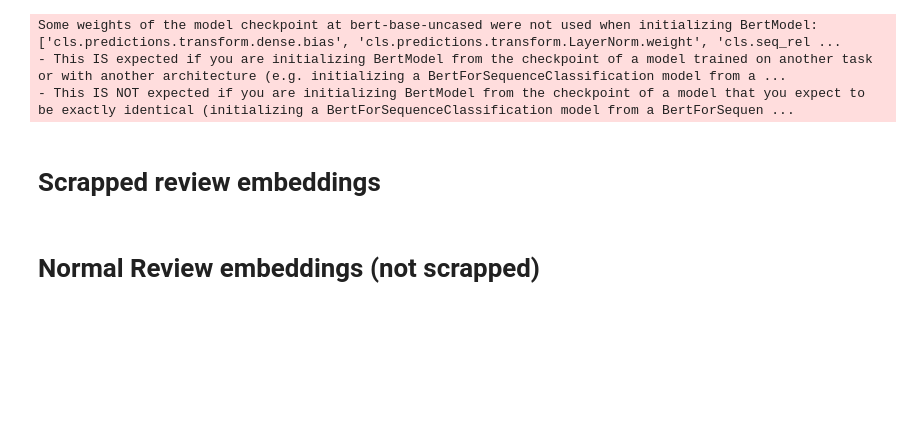
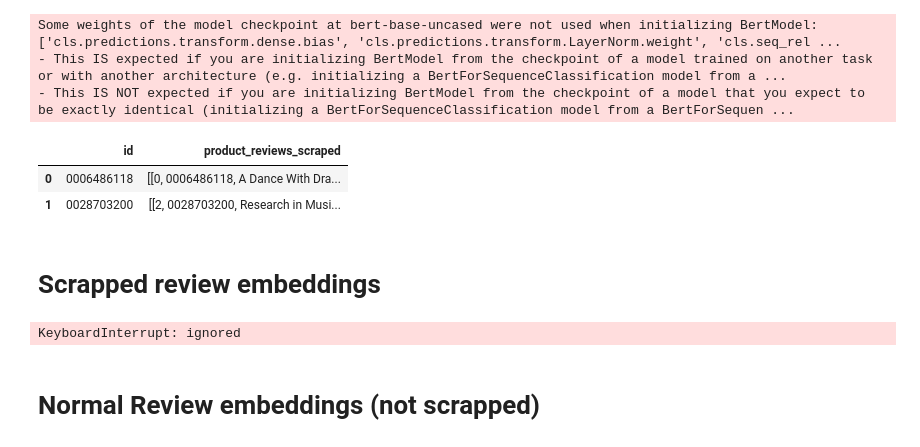
Before and after one commit to tadeohepperle/amazon-fake-reviews, a Jupyter notebook: model.ipynb, the cells around one changed output. Drawn from its saved outputs; the diff is of its cells as text; code cells hidden in the pictures; blank space fills up the shorter version.

```diff
--- a/model.ipynb
+++ b/model.ipynb
@@ -125,5 +138,20 @@ def prepareDataForBert(data):
       attention_mask = np.where(padded != 0, 1, 0)
 
       return padded, attention_mask
+# %%
+idreviews_scraped = reviews_scraped['product_id'].unique()
+data = []
+for id in idreviews_scraped:
+    reviews = reviews_scraped.loc[reviews_scraped['product_id'] == id].values
+    data.append(reviews)
+
+data = np.asarray(data)
+# %%
+new_product_reviews_scraped = pd.DataFrame({'id': idreviews_scraped, 'product_reviews_scraped':data})
+new_product_reviews_scraped.head(2)
+# %% [output]
+|  | id | product_reviews_scraped |
+| 0 | 0006486118 | [[0, 0006486118, A Dance With Dra... |
+| 1 | 0028703200 | [[2, 0028703200, Research in Musi... |
 # %% [markdown]
 # Scrapped review embeddings
@@ -133,0 +158,12 @@ padded_rscrapped_title, att_mask_rscrapped_title = prepareDataForBert(reviews_sc
+# %%
+padded_rscrapped_train, att_mask_rscrapped_train = prepareDataForBert(reviews_scraped_train.review_text)
+padded_rscrapped_val, att_mask_rscrapped_val = prepareDataForBert(reviews_scraped_val.review_text)
+padded_rscrapped_test, att_mask_rscrapped_test = prepareDataForBert(reviews_scraped_test.review_text)
+
+
+
+padded_rscrapped_train, att_mask_rscrapped_train = prepareDataForBert(reviews_scraped_train.review_title)
+padded_rscrapped_val, att_mask_rscrapped_val = prepareDataForBert(reviews_scraped_val.review_title)
+padded_rscrapped_test, att_mask_rscrapped_test = prepareDataForBert(reviews_scraped_test.review_title)
+# %% [output]
+KeyboardInterrupt: ignored
```
Also changed, not shown: parts of 14 cells of this notebook.
